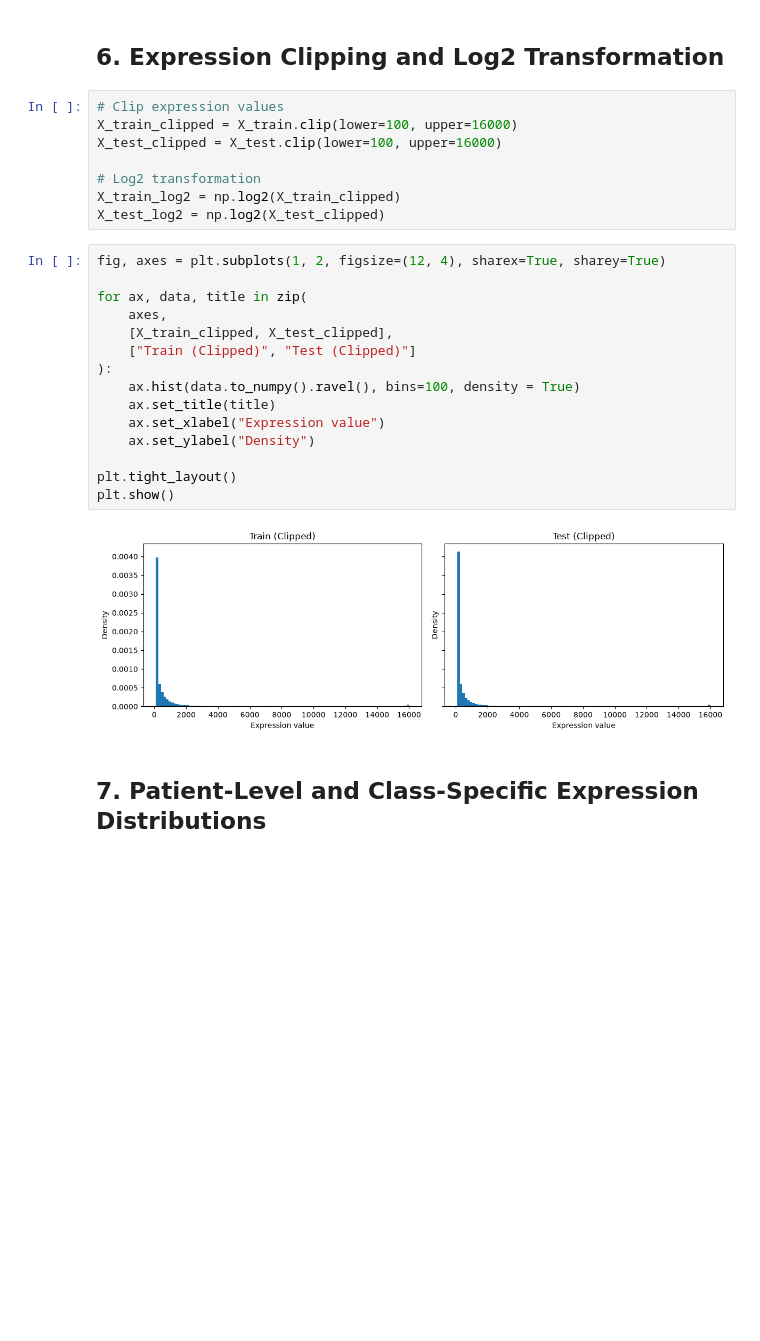
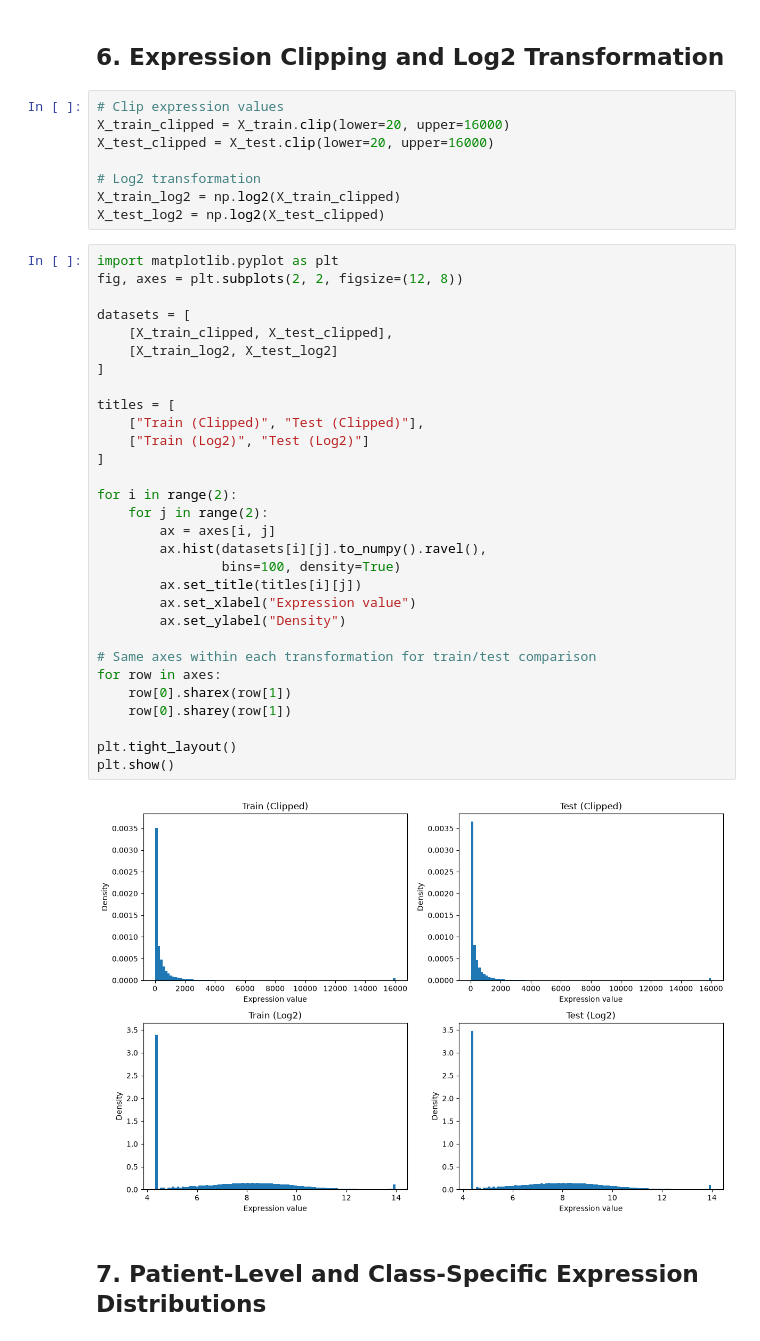
Before and after one commit to zehrarid/cancer-classification-gene-expression, a Jupyter notebook: code/dataPrep.ipynb, the cells around one changed output. Drawn from its saved outputs; the diff is of its cells as text; blank space fills up the shorter version.

```diff
--- a/code/dataPrep.ipynb
+++ b/code/dataPrep.ipynb
@@ -184,29 +244,44 @@ plt.show()
 ## 6. Expression Clipping and Log2 Transformation
 # %%
 # Clip expression values
-X_train_clipped = X_train.clip(lower=100, upper=16000)
-X_test_clipped = X_test.clip(lower=100, upper=16000)
+X_train_clipped = X_train.clip(lower=20, upper=16000)
+X_test_clipped = X_test.clip(lower=20, upper=16000)
 
 # Log2 transformation
 X_train_log2 = np.log2(X_train_clipped)
 X_test_log2 = np.log2(X_test_clipped)
 # %%
-fig, axes = plt.subplots(1, 2, figsize=(12, 4), sharex=True, sharey=True)
+import matplotlib.pyplot as plt
+fig, axes = plt.subplots(2, 2, figsize=(12, 8))
 
-for ax, data, title in zip(
-    axes,
+datasets = [
     [X_train_clipped, X_test_clipped],
-    ["Train (Clipped)", "Test (Clipped)"]
-):
-    ax.hist(data.to_numpy().ravel(), bins=100, density = True)
-    ax.set_title(title)
-    ax.set_xlabel("Expression value")
-    ax.set_ylabel("Density")
+    [X_train_log2, X_test_log2]
+]
+
+titles = [
+    ["Train (Clipped)", "Test (Clipped)"],
+    ["Train (Log2)", "Test (Log2)"]
+]
+
+for i in range(2):
+    for j in range(2):
+        ax = axes[i, j]
+        ax.hist(datasets[i][j].to_numpy().ravel(),
+                bins=100, density=True)
+        ax.set_title(titles[i][j])
+        ax.set_xlabel("Expression value")
+        ax.set_ylabel("Density")
+
+# Same axes within each transformation for train/test comparison
+for row in axes:
+    row[0].sharex(row[1])
+    row[0].sharey(row[1])
 
 plt.tight_layout()
 plt.show()
 # %% [output]
-[figure, old version]
+[figure, new version]
 # %% [markdown]
 ## 7. Patient-Level and Class-Specific Expression Distributions
 # %%
```
Also changed, not shown: parts of 13 cells of this notebook.
